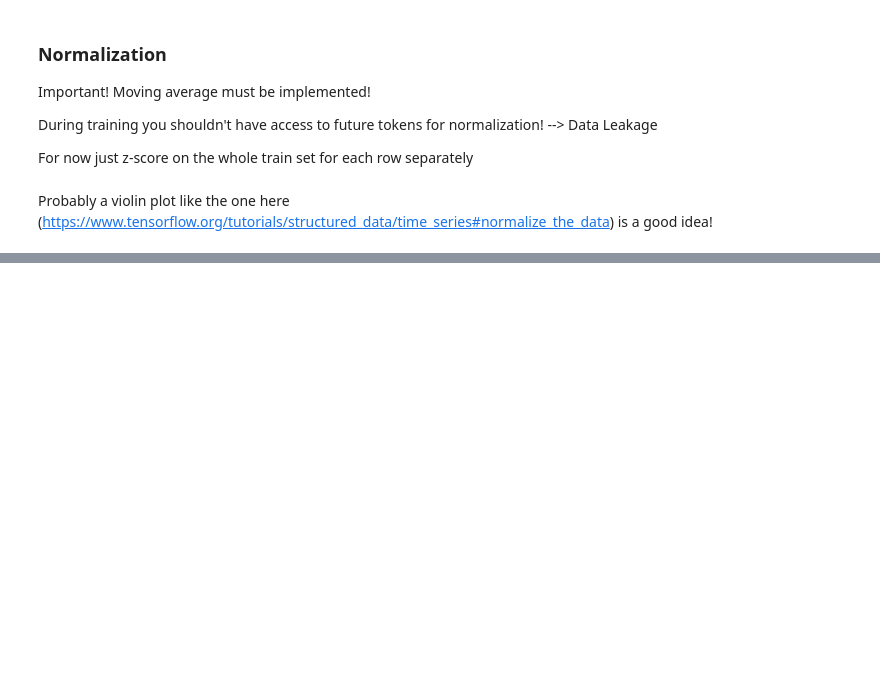
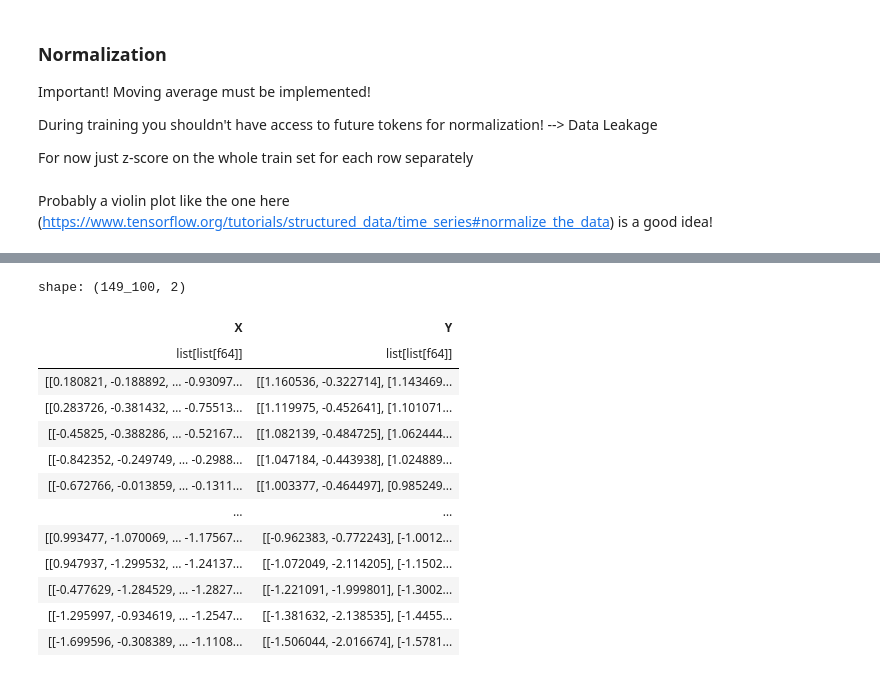
Before and after one commit to MrAliTheGreat/JetReversalAnalysis, a Jupyter notebook: predict-transformer.ipynb, the cells around one changed output, grey strips where cells are left out. Drawn from its saved outputs; the diff is of its cells as text; code cells hidden in the pictures; blank space fills up the shorter version.

```diff
--- a/predict-transformer.ipynb
+++ b/predict-transformer.ipynb
@@ -148,0 +260,36 @@ Must be super modular since we will run with diverse set of windows!
+# %%
+df_val = df_val.explode("*")
+
+timeseries_df_val = pl.DataFrame()
+
+for i in range(0, len(df_val), sample_timesteps):
+    temp_df = createWindowedDataframe(
+        dataframe = df_val[i:i + sample_timesteps],
+        stride = stride,
+        input_features = input_features,
+        input_window_length = input_window_length,
+        label_features = label_features,
+        label_window_length = label_window_length
+    )
+
+    if(temp_df.is_empty()):
+        timeseries_df_val = temp_df
+    else:
+        timeseries_df_val = pl.concat([timeseries_df_val, temp_df], how = "vertical")
+
+timeseries_df_val
+# %% [output]
+shape: (149_100, 2)
+| X | Y |
+| list[list[f64]] | list[list[f64]] |
+| [[0.180821, -0.188892, … -0.93097... | [[1.160536, -0.322714], [1.143469... |
+| [[0.283726, -0.381432, … -0.75513... | [[1.119975, -0.452641], [1.101071... |
+| [[-0.45825, -0.388286, … -0.52167... | [[1.082139, -0.484725], [1.062444... |
+| [[-0.842352, -0.249749, … -0.2988... | [[1.047184, -0.443938], [1.024889... |
+| [[-0.672766, -0.013859, … -0.1311... | [[1.003377, -0.464497], [0.985249... |
+| … | … |
+| [[0.993477, -1.070069, … -1.17567... | [[-0.962383, -0.772243], [-1.0012... |
+| [[0.947937, -1.299532, … -1.24137... | [[-1.072049, -2.114205], [-1.1502... |
+| [[-0.477629, -1.284529, … -1.2827... | [[-1.221091, -1.999801], [-1.3002... |
+| [[-1.295997, -0.934619, … -1.2547... | [[-1.381632, -2.138535], [-1.4455... |
+| [[-1.699596, -0.308389, … -1.1108... | [[-1.506044, -2.016674], [-1.5781... |
```
Also changed, not shown: parts of 4 cells of this notebook.
